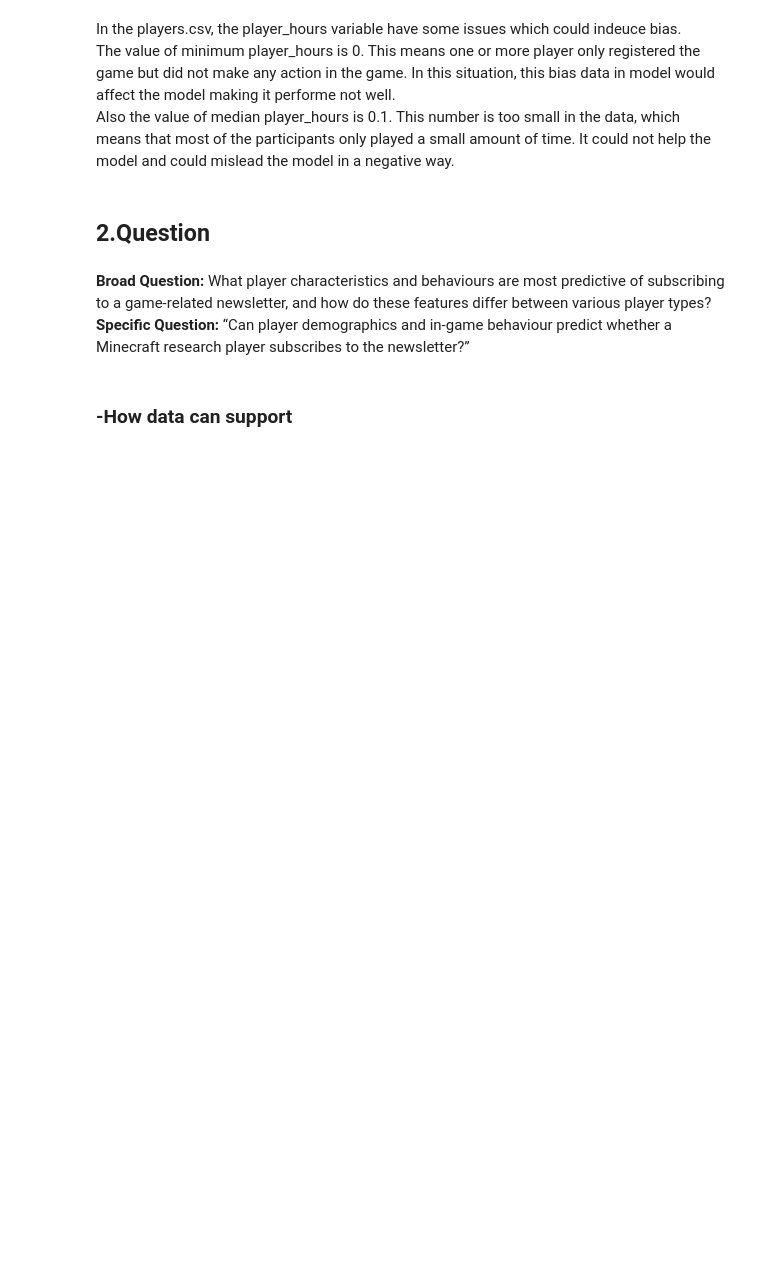
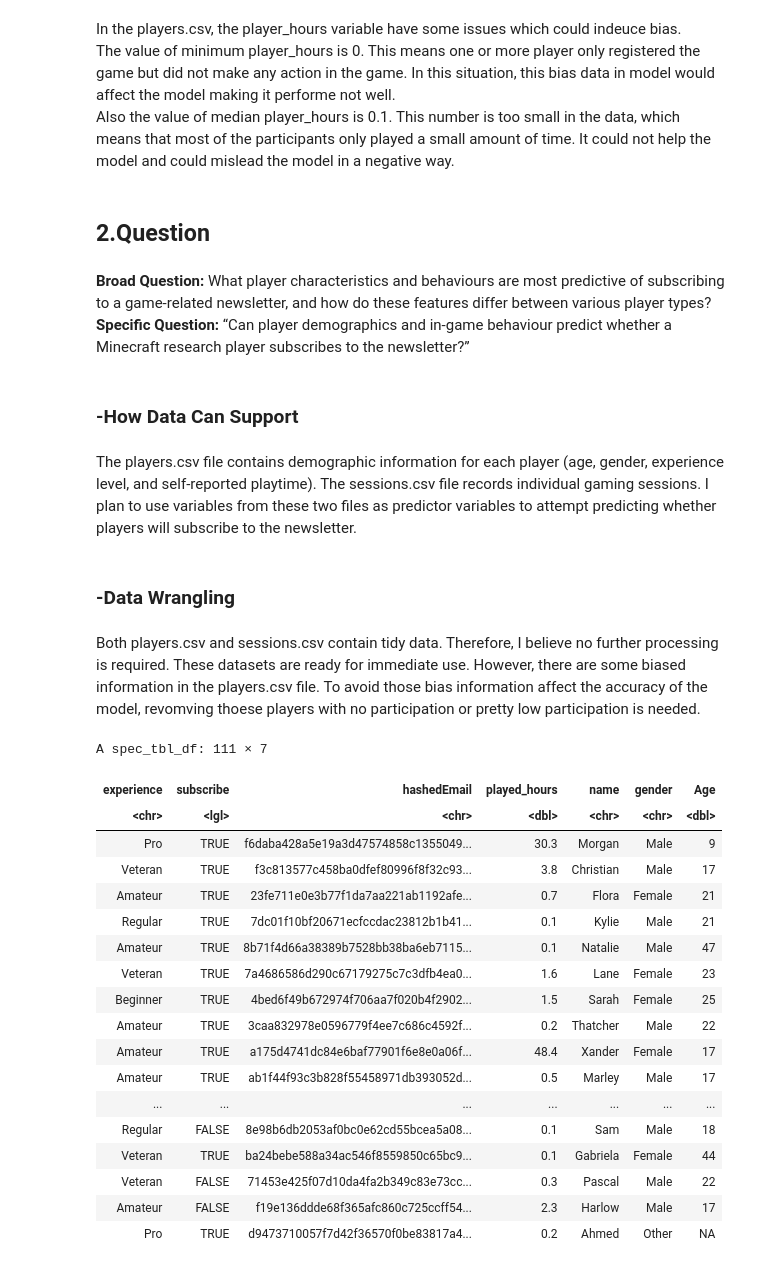
Before and after one commit to WYU111/Jinshun-Individual-Plan, a Jupyter notebook: Project Planning Stage Individual.ipynb, the cells around one changed output. Saved outputs shown, nothing was run; the diff lists cells and outputs as text; code cells hidden in the pictures; blank space fills up the shorter version.

```diff
--- a/Project Planning Stage Individual.ipynb
+++ b/Project Planning Stage Individual.ipynb
@@ -158,4 +140,33 @@ Also the value of median player_hours is 0.1. This number is too small in the da
 **Broad Question:** What player characteristics and behaviours are most predictive of subscribing to a game-related newsletter, and how do these features differ between various player types?
 **Specific Question:** “Can player demographics and in-game behaviour predict whether a Minecraft research player subscribes to the newsletter?”
 # %% [markdown]
-### -How data can support
+### -How Data Can Support
+# %% [markdown]
+The players.csv file contains demographic information for each player (age, gender, experience level, and self-reported playtime). The sessions.csv file records individual gaming sessions. I plan to use variables from these two files as predictor variables to attempt predicting whether players will subscribe to the newsletter.
+# %% [markdown]
+### -Data Wrangling
+# %% [markdown]
+Both players.csv and sessions.csv contain tidy data. Therefore, I believe no further processing is required. These datasets are ready for immediate use. However, there are some biased information in the players.csv file. To avoid those bias information affect the accuracy of the model, revomving thoese players with no participation or pretty low participation is needed.
+# %%
+effective_players <- filter(players, played_hours >0)
+effective_players
+# %% [output]
+A spec_tbl_df: 111 × 7
+| experience | subscribe | hashedEmail | played_hours | name | gender | Age |
+| <chr> | <lgl> | <chr> | <dbl> | <chr> | <chr> | <dbl> |
+| Pro | TRUE | f6daba428a5e19a3d47574858c1355049... | 30.3 | Morgan | Male | 9 |
+| Veteran | TRUE | f3c813577c458ba0dfef80996f8f32c93... | 3.8 | Christian | Male | 17 |
+| Amateur | TRUE | 23fe711e0e3b77f1da7aa221ab1192afe... | 0.7 | Flora | Female | 21 |
+| Regular | TRUE | 7dc01f10bf20671ecfccdac23812b1b41... | 0.1 | Kylie | Male | 21 |
+| Amateur | TRUE | 8b71f4d66a38389b7528bb38ba6eb7115... | 0.1 | Natalie | Male | 47 |
+| Veteran | TRUE | 7a4686586d290c67179275c7c3dfb4ea0... | 1.6 | Lane | Female | 23 |
+| Beginner | TRUE | 4bed6f49b672974f706aa7f020b4f2902... | 1.5 | Sarah | Female | 25 |
+| Amateur | TRUE | 3caa832978e0596779f4ee7c686c4592f... | 0.2 | Thatcher | Male | 22 |
+| Amateur | TRUE | a175d4741dc84e6baf77901f6e8e0a06f... | 48.4 | Xander | Female | 17 |
+| Amateur | TRUE | ab1f44f93c3b828f55458971db393052d... | 0.5 | Marley | Male | 17 |
+| ... | ... | ... | ... | ... | ... | ... |
+| Regular | FALSE | 8e98b6db2053af0bc0e62cd55bcea5a08... | 0.1 | Sam | Male | 18 |
+| Veteran | TRUE | ba24bebe588a34ac546f8559850c65bc9... | 0.1 | Gabriela | Female | 44 |
+| Veteran | FALSE | 71453e425f07d10da4fa2b349c83e73cc... | 0.3 | Pascal | Male | 22 |
+| Amateur | FALSE | f19e136ddde68f365afc860c725ccff54... | 2.3 | Harlow | Male | 17 |
+| Pro | TRUE | d9473710057f7d42f36570f0be83817a4... | 0.2 | Ahmed | Other | NA |
```
Also changed, not shown: parts of 6 cells of this notebook.
